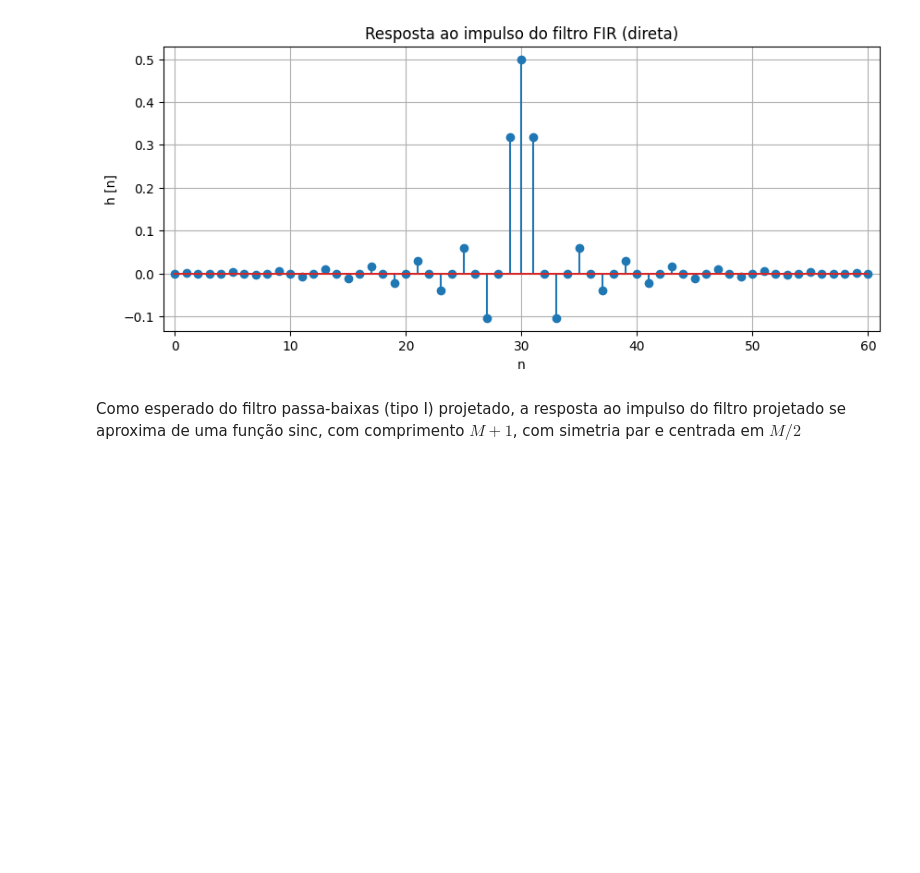
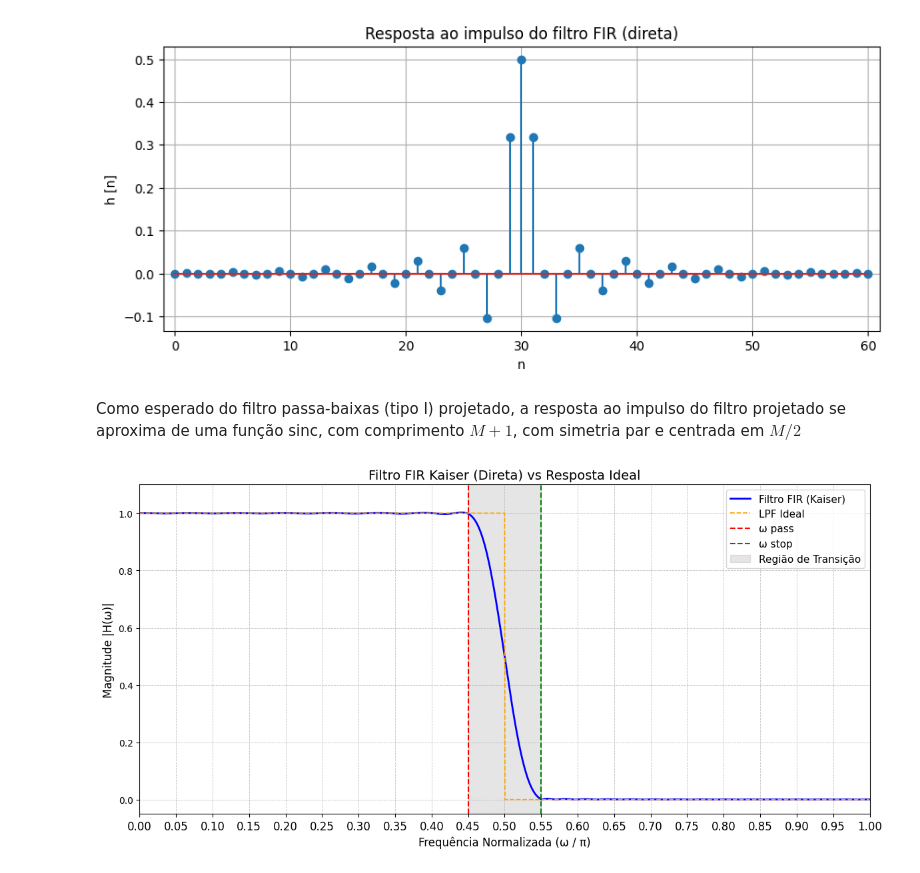
Before and after one commit to miguelmota2301/Butterworth-Bilinear-Filter, a Jupyter notebook: AVA_PDS_RodrigoFreitas_MiguelFeliciano.ipynb, the cells around one changed output. Drawn from its saved outputs; the diff is of its cells as text; code cells hidden in the pictures; blank space fills up the shorter version.

Commit message:
Add análise com erro

```diff
--- a/AVA_PDS_RodrigoFreitas_MiguelFeliciano.ipynb
+++ b/AVA_PDS_RodrigoFreitas_MiguelFeliciano.ipynb
@@ -121,0 +127,23 @@ Como esperado do filtro passa-baixas (tipo I) projetado, a resposta ao impulso d
+# %%
+# Cria um filtro passa-baixas ideal para comparação e cálculo de erro
+lpf_ideal = where(omega_direct_norm <= w_cutoff / pi, 1.0, 0.0)
+# %%
+plt.figure(figsize=(12, 6))
+
+plt.plot(omega_direct_norm, fir_direct_mag, label="Filtro FIR (Kaiser)", color='blue', linewidth=2)
+plt.plot(omega_direct_norm, lpf_ideal, color="orange", linestyle="--", linewidth=1.3, label="LPF Ideal")
+plt.axvline(0.45, color='red', linestyle='--', linewidth=1.5, label='ω pass')
+plt.axvline(0.55, color='green', linestyle='--', linewidth=1.5, label='ω stop')
+plt.axvspan(0.45, 0.55, color='gray', alpha=0.2, label="Região de Transição")
+plt.title('Filtro FIR Kaiser (Direta) vs Resposta Ideal', fontsize=14)
+plt.xlabel('Frequência Normalizada (ω / π)', fontsize=12)
+plt.ylabel('Magnitude |H(ω)|', fontsize=12)
+plt.grid(True, which='both', linestyle='--', linewidth=0.6, alpha=0.8)
+plt.legend(fontsize=11)
+plt.xticks(arange(0, 1.05, 0.05), fontsize=12)
+plt.xlim(0, 1.0)
+plt.ylim(-0.05, 1.1)
+plt.tight_layout()
+plt.show()
+# %% [output]
+[figure, added]
```
Also changed, not shown: parts of 14 cells of this notebook.
